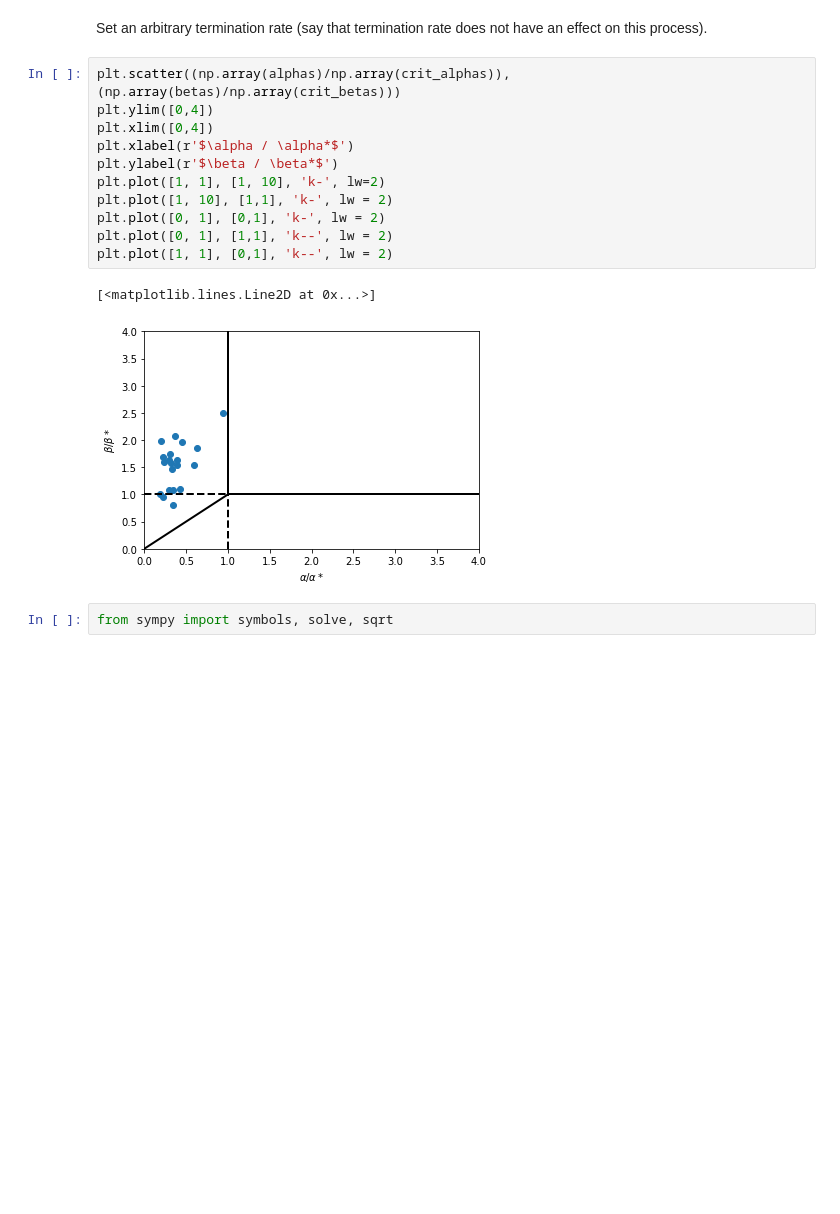
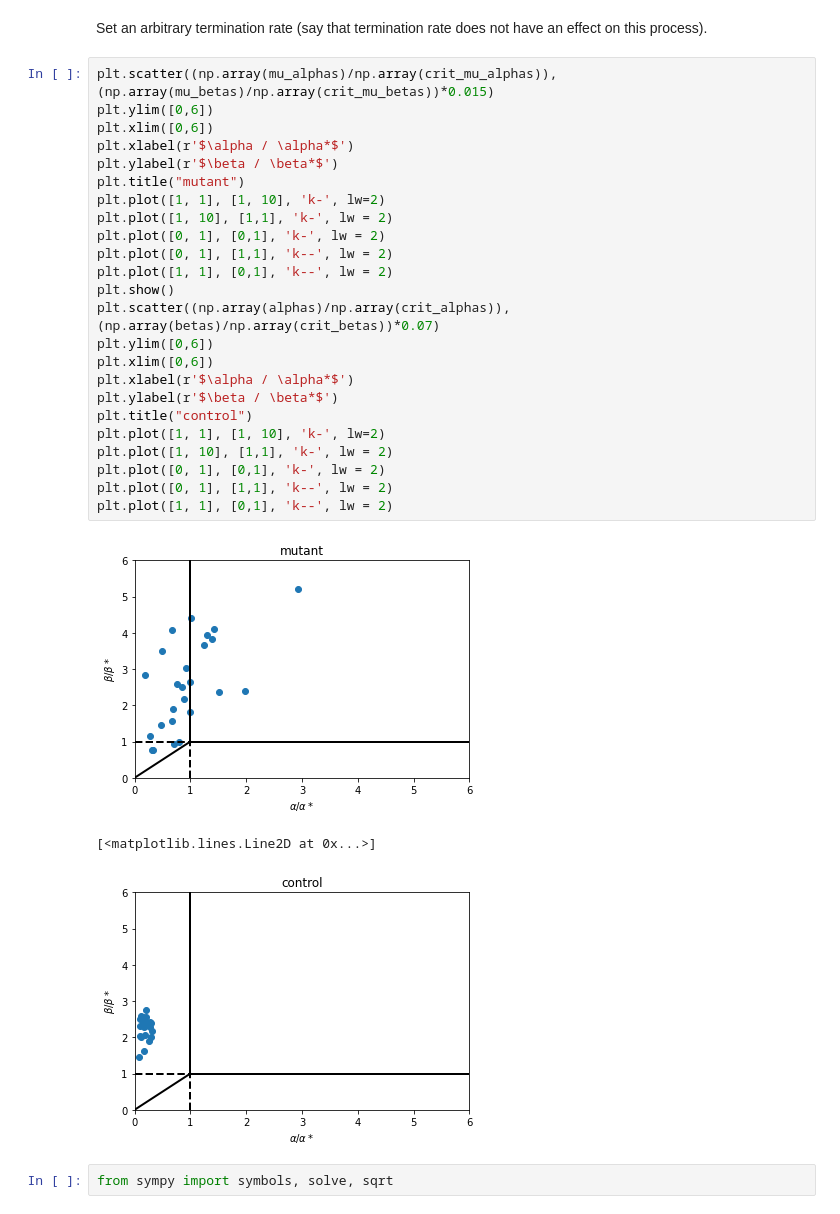
Before and after one commit to greenblattlab/Analysis_Of_Ribosome_Pausing, a Jupyter notebook: Simulation/rb_profile_simulator.ipynb, the cells around one changed output. Cells and saved outputs as stored; diff of their text form; blank space fills up the shorter version.

```diff
--- a/Simulation/rb_profile_simulator.ipynb
+++ b/Simulation/rb_profile_simulator.ipynb
@@ -514,19 +642,33 @@ np.where((np.array(alphas)/np.array(crit_alphas) == np.amax((np.array(alphas)/np
 # %% [markdown]
 Set an arbitrary termination rate (say that termination rate does not have an effect on this process).
 # %%
-plt.scatter((np.array(alphas)/np.array(crit_alphas)), (np.array(betas)/np.array(crit_betas)))
-plt.ylim([0,4])
-plt.xlim([0,4])
+plt.scatter((np.array(mu_alphas)/np.array(crit_mu_alphas)), (np.array(mu_betas)/np.array(crit_mu_betas))*0.015)
+plt.ylim([0,6])
+plt.xlim([0,6])
 plt.xlabel(r'$\alpha / \alpha*$')
 plt.ylabel(r'$\beta / \beta*$')
+plt.title("mutant")
 plt.plot([1, 1], [1, 10], 'k-', lw=2)
 plt.plot([1, 10], [1,1], 'k-', lw = 2)
 plt.plot([0, 1], [0,1], 'k-', lw = 2)
 plt.plot([0, 1], [1,1], 'k--', lw = 2)
 plt.plot([1, 1], [0,1], 'k--', lw = 2)
+plt.show()
+plt.scatter((np.array(alphas)/np.array(crit_alphas)), (np.array(betas)/np.array(crit_betas))*0.07)
+plt.ylim([0,6])
+plt.xlim([0,6])
+plt.xlabel(r'$\alpha / \alpha*$')
+plt.ylabel(r'$\beta / \beta*$')
+plt.title("control")
+plt.plot([1, 1], [1, 10], 'k-', lw=2)
+plt.plot([1, 10], [1,1], 'k-', lw = 2)
+plt.plot([0, 1], [0,1], 'k-', lw = 2)
+plt.plot([0, 1], [1,1], 'k--', lw = 2)
+plt.plot([1, 1], [0,1], 'k--', lw = 2)
 # %% [output]
+[figure, new version]
 [<matplotlib.lines.Line2D at 0x...>]
-[figure, old version]
+[figure, added]
 # %%
 from sympy import symbols, solve, sqrt
 # %%
```
Also changed, not shown: parts of 46 cells of this notebook, 4 other files.
